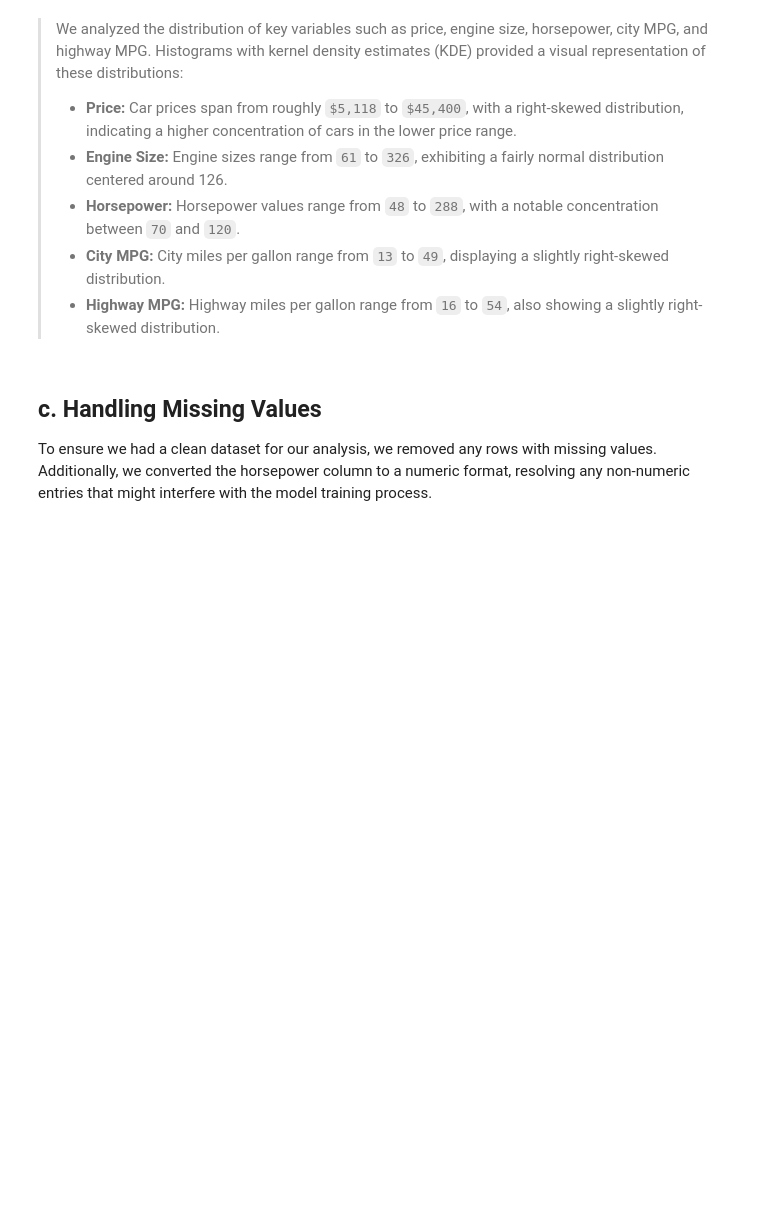
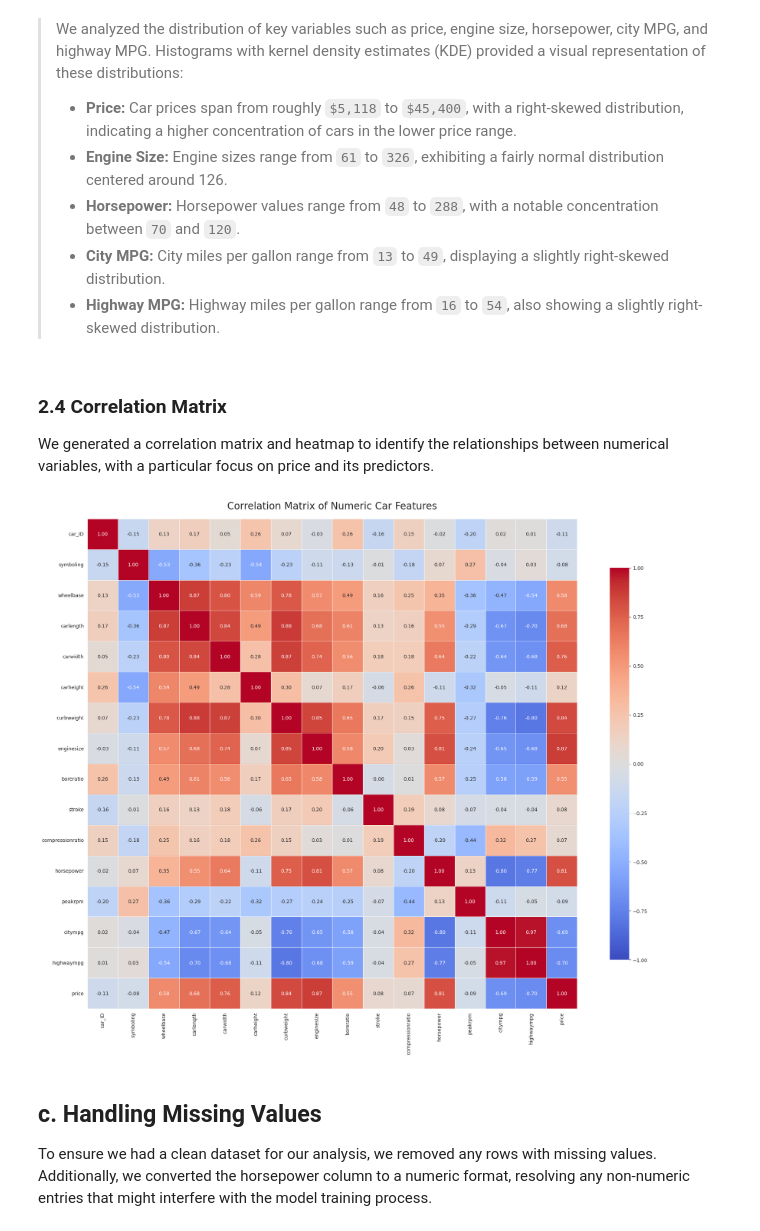
Before and after one commit to rishav21r/Machine-Learning-and-Artificial-Intelligence-Projects, a Jupyter notebook: Machine Learning Projects/multiple_linear_regression.ipynb, the cells around one changed output. Cells and saved outputs as stored; diff of their text form; code cells hidden in the pictures; blank space fills up the shorter version.

```diff
--- a/Machine Learning Projects/multiple_linear_regression.ipynb
+++ b/Machine Learning Projects/multiple_linear_regression.ipynb
@@ -196,3 +187,47 @@ plt.show()
+# %% [markdown]
+### 2.4 Correlation Matrix
+We generated a correlation matrix and heatmap to identify the relationships between numerical variables, with a particular focus on price and its predictors.
+# %%
+import seaborn as sns
+import matplotlib.pyplot as plt
+import numpy as np
+import pandas as pd
+
+# Select only numeric columns
+numeric_data = car_data.select_dtypes(include=[np.number])
+
+# Calculate the correlation matrix
+correlation_matrix = numeric_data.corr()
+
+# Set up the matplotlib figure
+plt.figure(figsize=(20, 16))
+
+# Set up the mask to show the full matrix (no mask)
+mask = np.zeros_like(correlation_matrix)
+
+# Use the 'coolwarm' colormap
+cmap = plt.cm.coolwarm
+
+# Draw the heatmap
+sns.heatmap(correlation_matrix,
+            mask=mask,
+            annot=True,
+            cmap=cmap,
+            vmin=-1,  # Changed to 0 since 'OrRd' is a sequential colormap
+            vmax=1,
+            square=True,
+            linewidths=.5,
+            cbar_kws={"shrink": .8},
+            fmt='.2f')
+
+# Set the title
+plt.title('Correlation Matrix of Numeric Car Features', fontsize=20, pad=20)
+
+# Adjust layout and display
+plt.tight_layout()
+plt.show()
+# %% [output]
+[figure, added]
 # %% [markdown]
 ## c. Handling Missing Values
 To ensure we had a clean dataset for our analysis, we removed any rows with missing values. Additionally, we converted the horsepower column to a numeric format, resolving any non-numeric entries that might interfere with the model training process.
```
Also changed, not shown: parts of 3 cells of this notebook.
